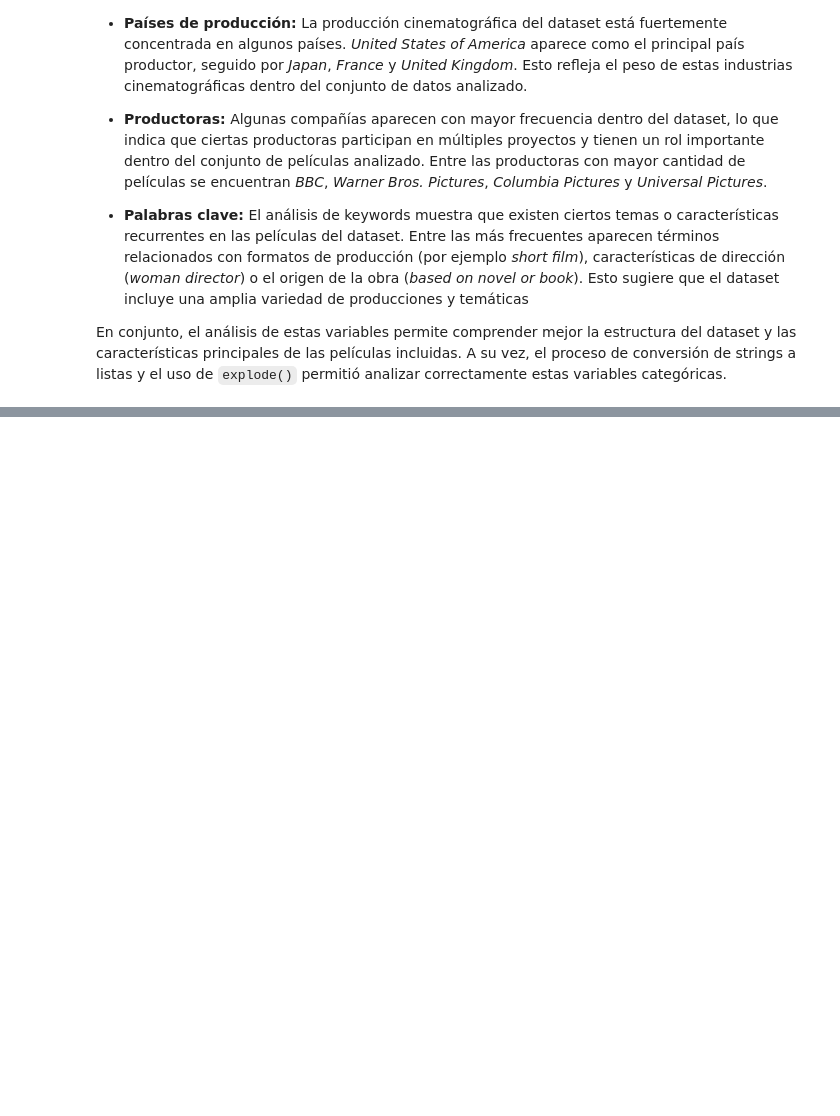
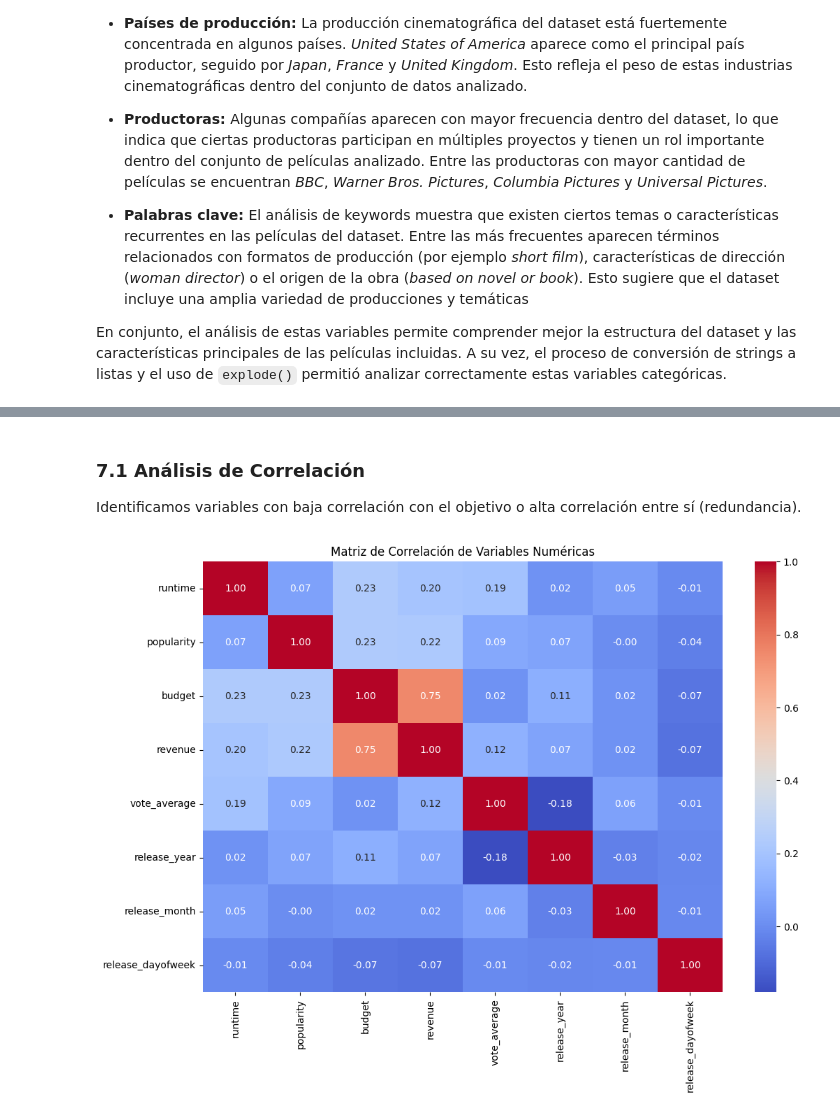
Before and after one commit to natonnelier/tmdb_movies_data_analysis, a Jupyter notebook: EDA_movies.ipynb, the cells around one changed output, grey strips where cells are left out. Saved outputs shown, nothing was run; the diff lists cells and outputs as text; code cells hidden in the pictures; blank space fills up the shorter version.

```diff
--- a/EDA_movies.ipynb
+++ b/EDA_movies.ipynb
@@ -791,0 +860,19 @@ En conjunto, el análisis de estas variables permite comprender mejor la estruct
+# %%
+# Selección de columnas iniciales y generación de variables temporales
+features_cols = ['genres', 'original_language', 'production_companies', 'production_countries',
+                 'runtime', 'popularity', 'budget', 'revenue']
+# Nota: Usamos columns que ya fueron pre-procesadas en pasos anteriores si es necesario.
+target = 'vote_average'
+
+df_ml = movies_filtered[features_cols + [target]].copy()
+
+# Ingeniería de Funciones Temporales - Usando la columna release_date que ya limpiamos al principio
+df_ml['release_date'] = pd.to_datetime(movies_filtered['release_date'])
+df_ml['release_year'] = df_ml['release_date'].dt.year
+df_ml['release_month'] = df_ml['release_date'].dt.month
+df_ml['release_dayofweek'] = df_ml['release_date'].dt.dayofweek
+
+# Eliminamos la fecha original
+df_ml.drop(columns=['release_date'], inplace=True)
+
+df_ml.head()
@@ -791,0 +890,20 @@ En conjunto, el análisis de estas variables permite comprender mejor la estruct
+# %%
+from sklearn.model_selection import train_test_split
+
+# Simplificamos las listas (tomamos el primer elemento para el análisis)
+def clean_list_col(x):
+    if isinstance(x, list) and len(x) > 0:
+        return x[0]
+    return 'Unknown'
+
+for col in ['genres', 'production_companies', 'production_countries']:
+    df_ml[col] = df_ml[col].apply(clean_list_col)
+
+# División Train/Test
+X = df_ml.drop(columns=[target])
+y = df_ml[target]
+
+X_train, X_test, y_train, y_test = train_test_split(X, y, test_size=0.2, random_state=42)
+
+print(f"X_train shape: {X_train.shape}")
+print(f"X_test shape: {X_test.shape}")
@@ -791,0 +971,12 @@ En conjunto, el análisis de estas variables permite comprender mejor la estruct
+# %% [markdown]
+### 7.1 Análisis de Correlación
+
+Identificamos variables con baja correlación con el objetivo o alta correlación entre sí (redundancia).
+# %%
+# Matriz de correlación para variables numéricas originales
+plt.figure(figsize=(12, 8))
+sns.heatmap(df_ml.corr(numeric_only=True), annot=True, cmap='coolwarm', fmt=".2f")
+plt.title('Matriz de Correlación de Variables Numéricas')
+plt.show()
+# %% [output]
+[figure, added]
```
Also changed, not shown: parts of 58 cells of this notebook, 3 other files.
